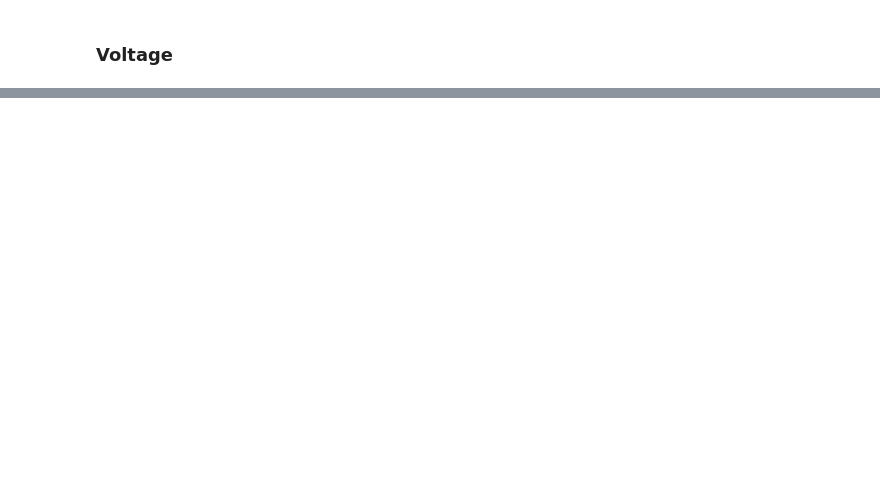
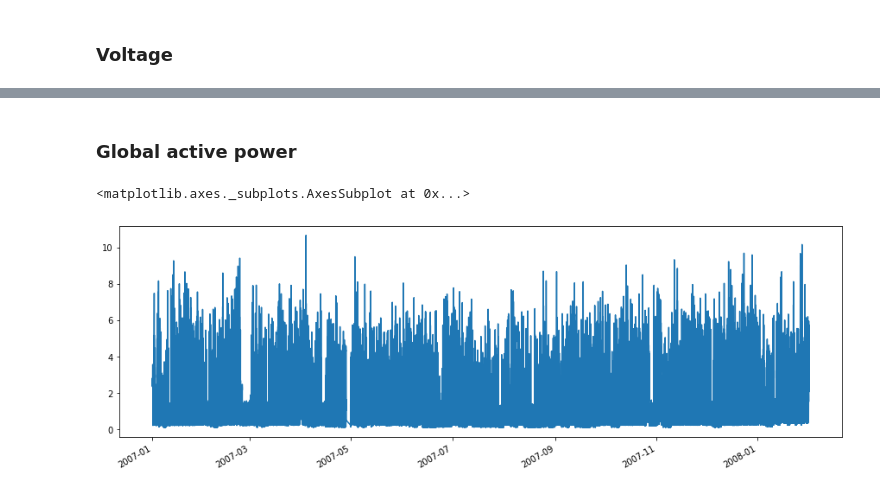
Before and after one commit to Barbarioli/OTSS, a Jupyter notebook: UCI_examples.ipynb, the cells around one changed output, grey strips where cells are left out. Saved outputs shown, nothing was run; the diff lists cells and outputs as text; code cells hidden in the pictures; blank space fills up the shorter version.

```diff
--- a/UCI_examples.ipynb
+++ b/UCI_examples.ipynb
@@ -228,0 +460,12 @@ y.plot()
+# %% [markdown]
+### Global active power
+# %%
+z = data_clean['Global_active_power']
+z = z.astype('float')
+z = z['2007-01':'2008-01']
+# %%
+plt.figure(figsize=(15,5))
+z.plot()
+# %% [output]
+<matplotlib.axes._subplots.AxesSubplot at 0x...>
+[figure, added]
```
Also changed, not shown: parts of 45 cells of this notebook.
